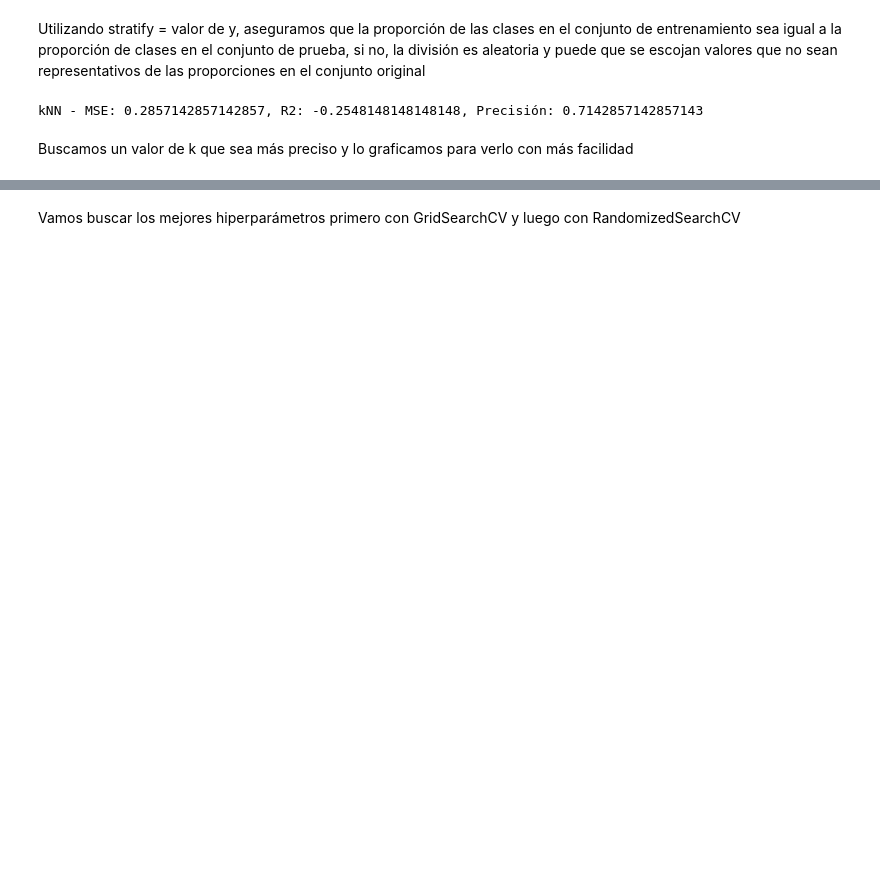
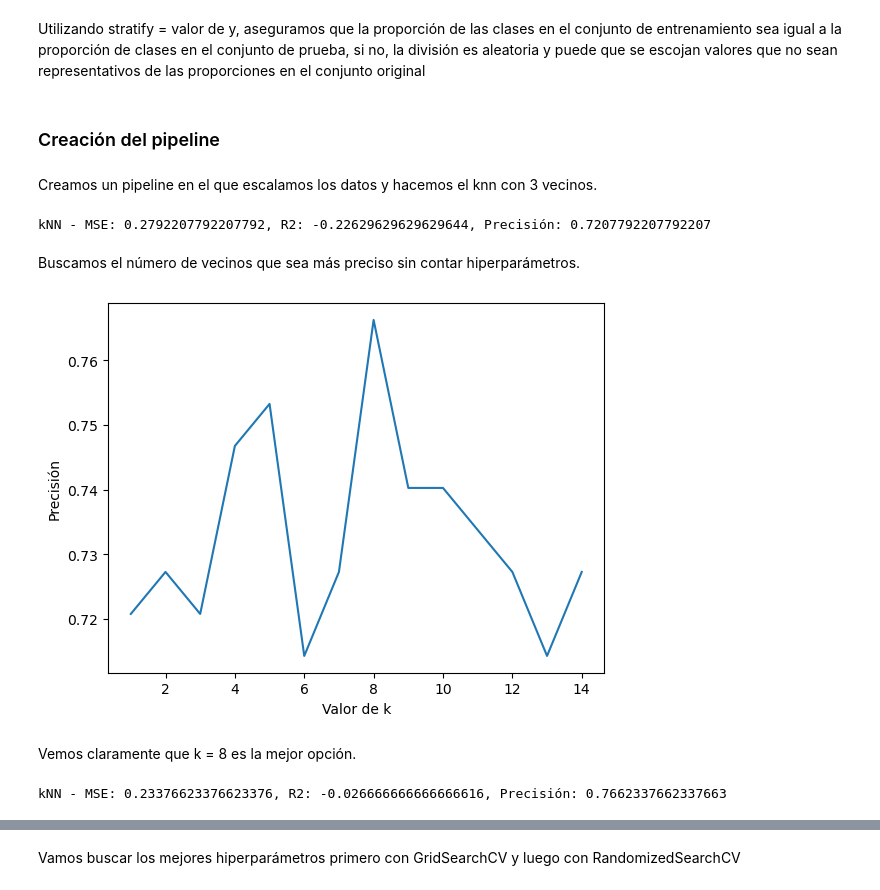
Before and after one commit to Raul0801/SIAA_prediccion_lineal_notas, a Jupyter notebook: Diabetes/knn_raul_javier_laura_martin_hugo.ipynb, the cells around one changed output, grey strips where cells are left out. Saved outputs shown, nothing was run; the diff lists cells and outputs as text; code cells hidden in the pictures; blank space fills up the shorter version.

```diff
--- a/Diabetes/knn_raul_javier_laura_martin_hugo.ipynb
+++ b/Diabetes/knn_raul_javier_laura_martin_hugo.ipynb
@@ -77,0 +70,8 @@ plt.show()
+# %%
+# Columnas donde los 0 son inválidos
+columnas_con_0 = ["Glucose", "BloodPressure", "SkinThickness", "Insulin", "BMI"]
+
+# Reemplazar 0 con la mediana de cada columna (ignorando los 0)
+for col in columnas_con_0:
+    mediana = dataset[dataset[col] != 0][col].median()  # Tomamos la mediana sin contar los 0
+    dataset[col] = dataset[col].replace(0, mediana)
@@ -78,2 +80,6 @@ plt.show()
+# %%
+# Seleccionar las columnas para el modelo de knn: Pregnancies, Glucose, BloodPressure, SkinThickness, Insulin, BMI, DiabetesPedigreeFunction, Age.
+X = dataset.drop(columns=["Outcome"])
+Y = dataset['Outcome']
 # %% [markdown]
 Utilizando stratify = valor de y, aseguramos que la proporción de las clases en el conjunto de entrenamiento sea igual a la proporción de clases en el conjunto de prueba, si no, la división es aleatoria y puede que se escojan valores que no sean representativos de las proporciones en el conjunto original
@@ -80,20 +89,63 @@ Utilizando stratify = valor de y, aseguramos que la proporción de las clases en
+# %% [markdown]
+### Creación del pipeline
+# %% [markdown]
+Creamos un pipeline en el que escalamos los datos y hacemos el knn con 3 vecinos.
+# %%
+# Utilizamos Una pipeline para encadenar los pasos de preprocesamiento y el modelo, no hace falta hacer OneHotEncoding ya que no hay variables categóricas
+pipeline = Pipeline([
+    ("escalar", StandardScaler()),
+    ("modelo", KNeighborsClassifier(n_neighbors=3))
+])
+
+pipeline.fit(X_train, y_train)
+pipeline.score(X_test, y_test)
+
+y_pred = pipeline.predict(X_test)
+
+mse_knn = metrics.mean_squared_error(y_test, y_pred)
+r2_knn = metrics.r2_score(y_test, y_pred)
+accuracy = metrics.accuracy_score(y_test, y_pred)
+print(f'kNN - MSE: {mse_knn}, R2: {r2_knn}, Precisión: {accuracy}')
+# %% [output]
+kNN - MSE: 0.2792207792207792, R2: -0.22629629629629644, Precisión: 0.7207792207792207
+# %% [markdown]
+Buscamos el número de vecinos que sea más preciso sin contar hiperparámetros.
+# %%
+k_range = range(1, 15)
+scores = []
+
+for k in k_range:
+    pipeline = Pipeline([
+        ("escalar", StandardScaler()),
+        ("modelo", KNeighborsClassifier(n_neighbors=k))
+    ])
+    pipeline.fit(X_train, y_train)
+    y_pred = pipeline.predict(X_test)
+    scores.append(metrics.accuracy_score(y_test, y_pred))
+plt.plot(k_range, scores)
+plt.xlabel('Valor de k')
+plt.ylabel('Precisión')
+
+plt.show()
+# %% [output]
+[figure, added]
+# %% [markdown]
+Vemos claramente que k = 8 es la mejor opción.
 # %%
-X_train, X_test, y_train, y_test = train_test_split(
-    X, Y, test_size=0.2, random_state=42, stratify=Y)
+# Ajustamos el número de vecinos al valor con mayor precisión y vemos como se reducen MSE y R2 y aumenta la precisión
+pipeline = Pipeline([
+    ("escalar", StandardScaler()),
+    ("modelo", KNeighborsClassifier(n_neighbors=8))
+])
 
-# Utilizamos primero un número de vecinos estándar: 6
-knn = KNeighborsClassifier(n_neighbors=6)
-knn.fit(X_train, y_train)
-knn.score(X_test, y_test)
+pipeline.fit(X_train, y_train)
+pipeline.score(X_test, y_test)
 
-y_pred = knn.predict(X_test)
-
+y_pred = pipeline.predict(X_test)
 
 mse_knn = metrics.mean_squared_error(y_test, y_pred)
 r2_knn = metrics.r2_score(y_test, y_pred)
 accuracy = metrics.accuracy_score(y_test, y_pred)
 print(f'kNN - MSE: {mse_knn}, R2: {r2_knn}, Precisión: {accuracy}')
 # %% [output]
-kNN - MSE: 0.2857142857142857, R2: -0.2548148148148148, Precisión: 0.7142857142857143
+kNN - MSE: 0.23376623376623376, R2: -0.026666666666666616, Precisión: 0.7662337662337663
-# %% [markdown]
-Buscamos un valor de k que sea más preciso y lo graficamos para verlo con más facilidad
```
Also changed, not shown: parts of 31 cells of this notebook, 5 other files.
